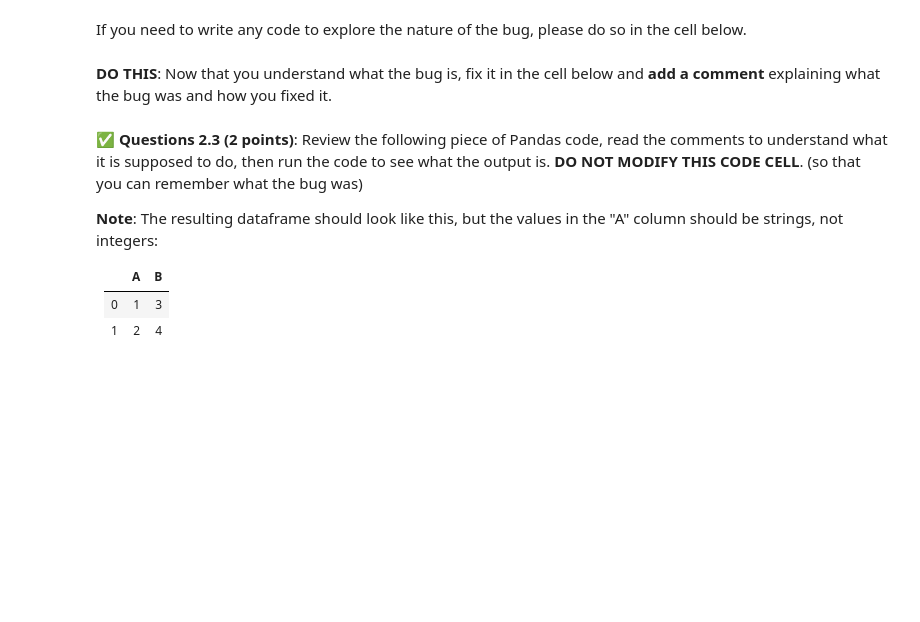
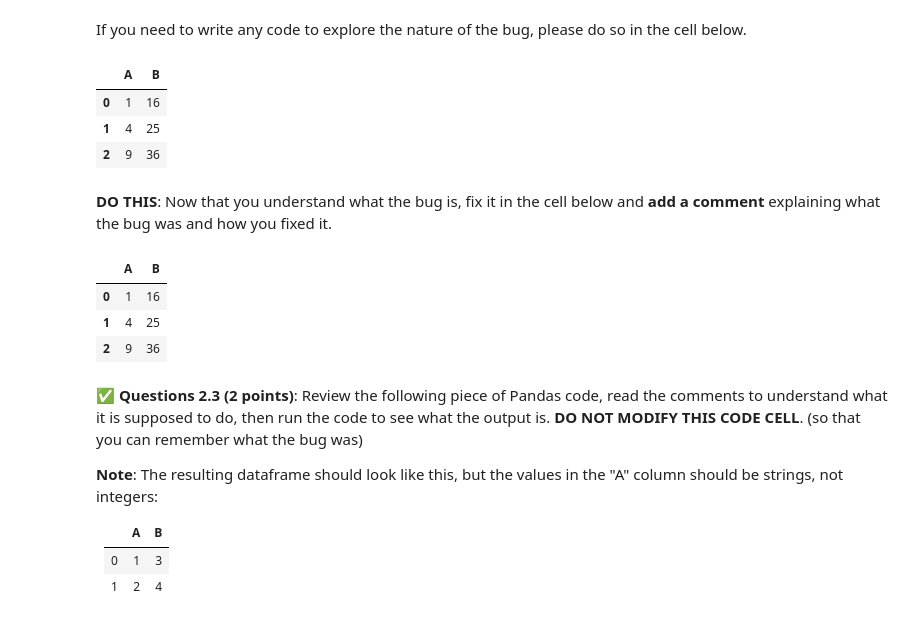
Before and after one commit to ScottWang153/CMSE202-s24-turnin, a Jupyter notebook: hw-01/HW-01_GitPracticeDebuggingPythonPackagesAndClasses-Scott Wang.ipynb, the cells around one changed output. Drawn from its saved outputs; the diff is of its cells as text; code cells hidden in the pictures; blank space fills up the shorter version.

```diff
--- a/hw-01/HW-01_GitPracticeDebuggingPythonPackagesAndClasses-Scott Wang.ipynb
+++ b/hw-01/HW-01_GitPracticeDebuggingPythonPackagesAndClasses-Scott Wang.ipynb
@@ -220,5 +249,11 @@ new_df
 If you need to write any code to explore the nature of the bug, please do so in the cell below.
 # %%
 # Put exploratory code here, if needed
+df.apply(square)
+# %% [output]
+|  | A | B |
+| 0 | 1 | 16 |
+| 1 | 4 | 25 |
+| 2 | 9 | 36 |
 # %% [markdown]
 **DO THIS**: Now that you understand what the bug is, fix it in the cell below and **add a comment** explaining what the bug was and how you fixed it.
@@ -227,3 +260,12 @@ If you need to write any code to explore the nature of the bug, please do so in
+# %%
+# Put your non-buggy code here
+new_df=df.apply(square) # The code add a more braces after the square so doing the correct way we need to delete the braces after the square.
+new_df
+# %% [output]
+|  | A | B |
+| 0 | 1 | 16 |
+| 1 | 4 | 25 |
+| 2 | 9 | 36 |
 # %% [markdown]
 &#9989; **Questions 2.3 (2 points)**: Review the following piece of Pandas code, read the comments to understand what it is supposed to do, then run the code to see what the output is. **DO NOT MODIFY THIS CODE CELL**. (so that you can remember what the bug was)
 
```
Also changed, not shown: parts of 30 cells of this notebook.
